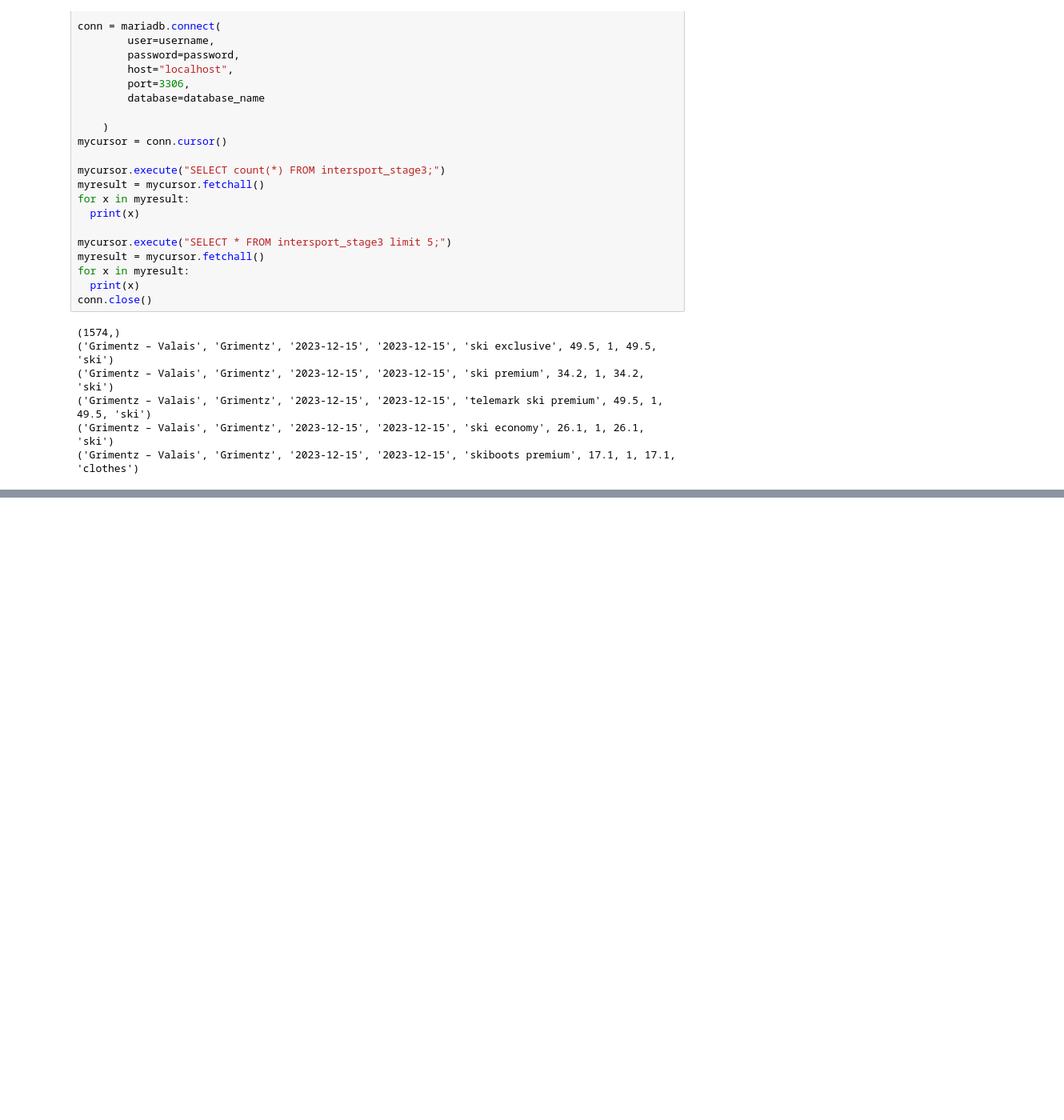
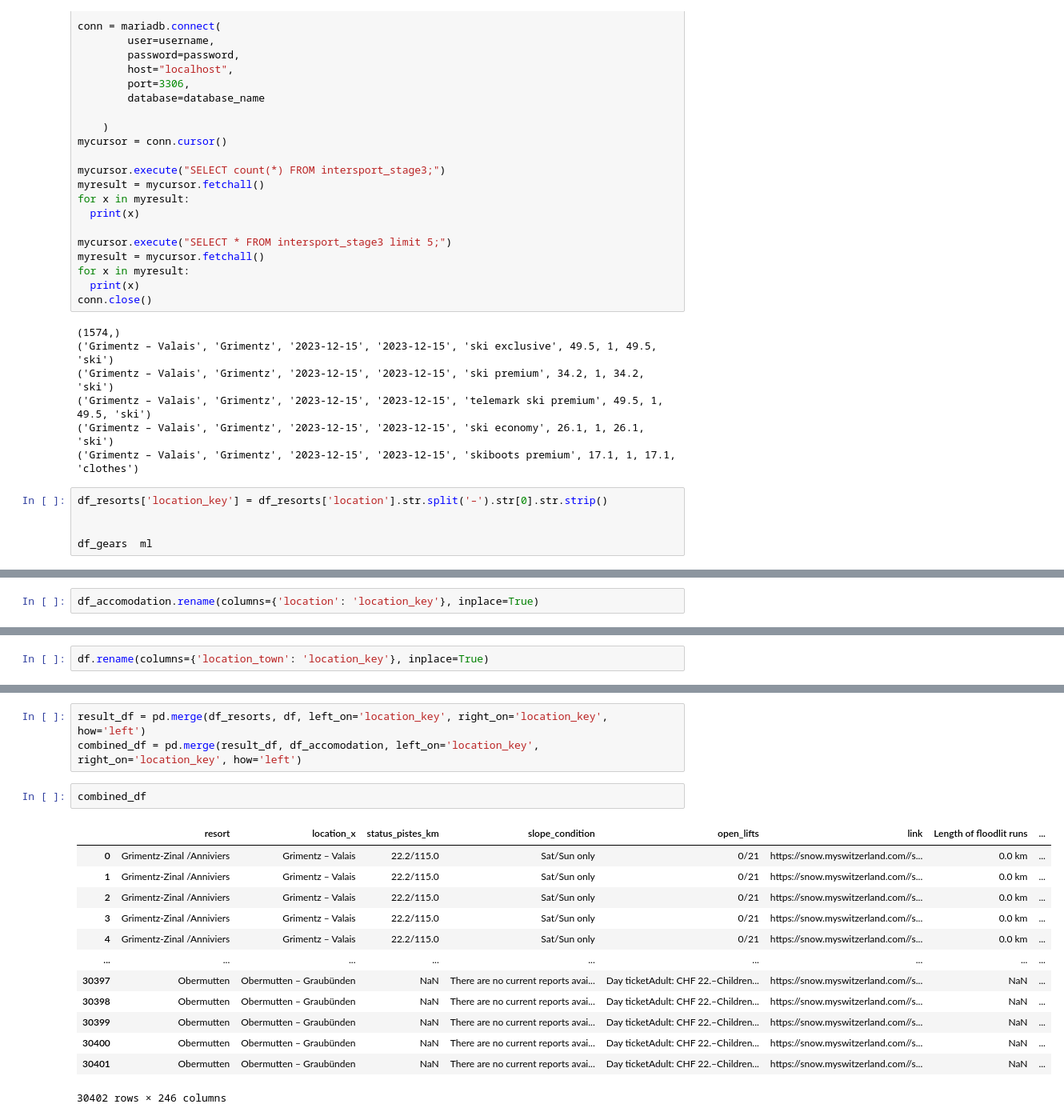
Before and after one commit to fburnelli/cip23_group13, a Jupyter notebook: Burnelli_Filippo_studentB/Code/Load_Intersport_data.ipynb, the cells around one changed output, grey strips where cells are left out. Shown at 80% size. Cells and saved outputs as stored; diff of their text form; blank space fills up the shorter version.

```diff
--- a/Burnelli_Filippo_studentB/Code/Load_Intersport_data.ipynb
+++ b/Burnelli_Filippo_studentB/Code/Load_Intersport_data.ipynb
@@ -120,3 +169,8 @@ conn.close()
 ('Grimentz – Valais', 'Grimentz', '2023-12-15', '2023-12-15', 'telemark ski premium', 49.5, 1, 49.5, 'ski')
 ('Grimentz – Valais', 'Grimentz', '2023-12-15', '2023-12-15', 'ski economy', 26.1, 1, 26.1, 'ski')
 ('Grimentz – Valais', 'Grimentz', '2023-12-15', '2023-12-15', 'skiboots premium', 17.1, 1, 17.1, 'clothes')
+# %%
+df_resorts['location_key'] = df_resorts['location'].str.split('–').str[0].str.strip()
+
+
+df_gears  ml
@@ -122,0 +201,2 @@ conn.close()
+# %%
+df_accomodation.rename(columns={'location': 'location_key'}, inplace=True)
@@ -122,0 +223,2 @@ conn.close()
+# %%
+df.rename(columns={'location_town': 'location_key'}, inplace=True)
@@ -122,0 +240,19 @@ conn.close()
+# %%
+result_df = pd.merge(df_resorts, df, left_on='location_key', right_on='location_key', how='left')
+combined_df = pd.merge(result_df, df_accomodation, left_on='location_key', right_on='location_key', how='left')
+# %%
+combined_df
+# %% [output]
+|  | resort | location_x | status_pistes_km | slope_condition | open_lifts | link | Length of floodlit runs | ... |
+| 0 | Grimentz-Zinal /Anniviers | Grimentz – Valais | 22.2/115.0 | Sat/Sun only | 0/21 | https://snow.myswitzerland.com//s... | 0.0 km | ... |
+| 1 | Grimentz-Zinal /Anniviers | Grimentz – Valais | 22.2/115.0 | Sat/Sun only | 0/21 | https://snow.myswitzerland.com//s... | 0.0 km | ... |
+| 2 | Grimentz-Zinal /Anniviers | Grimentz – Valais | 22.2/115.0 | Sat/Sun only | 0/21 | https://snow.myswitzerland.com//s... | 0.0 km | ... |
+| 3 | Grimentz-Zinal /Anniviers | Grimentz – Valais | 22.2/115.0 | Sat/Sun only | 0/21 | https://snow.myswitzerland.com//s... | 0.0 km | ... |
+| 4 | Grimentz-Zinal /Anniviers | Grimentz – Valais | 22.2/115.0 | Sat/Sun only | 0/21 | https://snow.myswitzerland.com//s... | 0.0 km | ... |
+| ... | ... | ... | ... | ... | ... | ... | ... | ... |
+| 30397 | Obermutten | Obermutten – Graubünden | NaN | There are no current reports avai... | Day ticketAdult: CHF 22.–Children... | https://snow.myswitzerland.com//s... | NaN | ... |
+| 30398 | Obermutten | Obermutten – Graubünden | NaN | There are no current reports avai... | Day ticketAdult: CHF 22.–Children... | https://snow.myswitzerland.com//s... | NaN | ... |
+| 30399 | Obermutten | Obermutten – Graubünden | NaN | There are no current reports avai... | Day ticketAdult: CHF 22.–Children... | https://snow.myswitzerland.com//s... | NaN | ... |
+| 30400 | Obermutten | Obermutten – Graubünden | NaN | There are no current reports avai... | Day ticketAdult: CHF 22.–Children... | https://snow.myswitzerland.com//s... | NaN | ... |
+| 30401 | Obermutten | Obermutten – Graubünden | NaN | There are no current reports avai... | Day ticketAdult: CHF 22.–Children... | https://snow.myswitzerland.com//s... | NaN | ... |
+30402 rows × 246 columns
```
Also changed, not shown: parts of 18 cells of this notebook, 4 other files.
